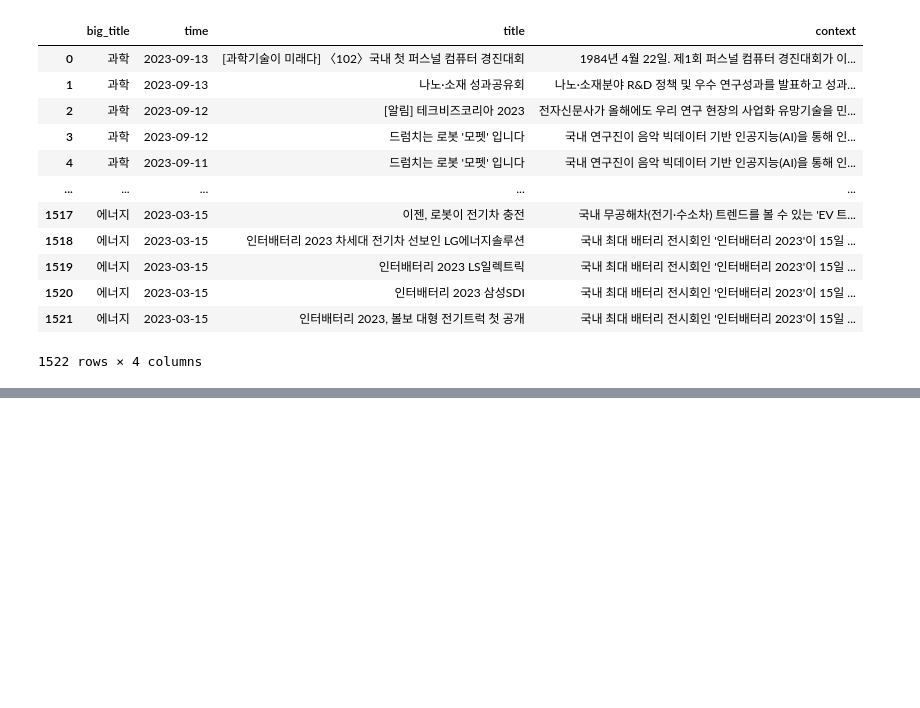
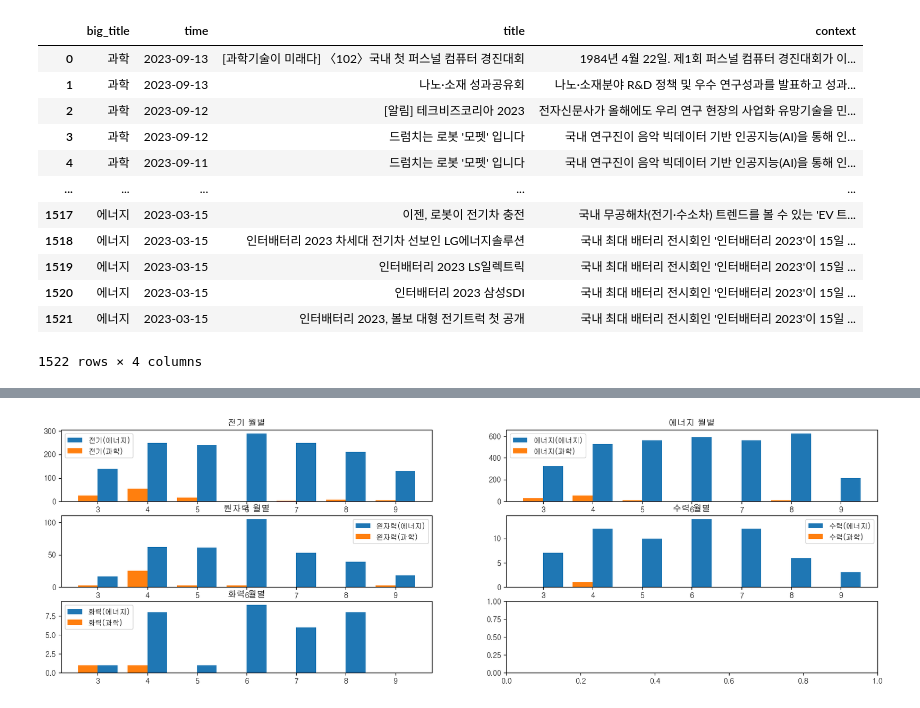
Before and after one commit to yoon0718/kepco, a Jupyter notebook: 09.15_mini_project_data_summary.ipynb, the cells around one changed output, grey strips where cells are left out. Cells and saved outputs as stored; diff of their text form; code cells hidden in the pictures; blank space fills up the shorter version.

```diff
--- a/09.15_mini_project_data_summary.ipynb
+++ b/09.15_mini_project_data_summary.ipynb
@@ -90,0 +591,31 @@ new_data
+# %%
+df2_reset_energy
+
+fig, axs = plt.subplots(3, 2, figsize=(20, 6))
+axs[0, 0].bar(df2_reset_energy['month']+0.2, df2_reset_energy['elec(fre)'], width=0.4 , label='전기(에너지)')  #+- 0.2로 막대 위치 이동 / width로 막대너비 지정
+axs[0, 0].bar(df2_reset_science['month']-0.2, df2_reset_science['elec(fre)'], width=0.4, label='전기(과학)')
+axs[0, 0].set_title('전기 월별')
+axs[0, 0].legend()
+
+axs[0, 1].bar(df2_reset_energy['month']+0.2, df2_reset_energy['ener(fre)'], width=0.4 , label='에너지(에너지)')
+axs[0, 1].bar(df2_reset_science['month']-0.2, df2_reset_science['ener(fre)'], width=0.4, label='에너지(과학)')
+axs[0, 1].set_title('에너지 월별')
+axs[0, 1].legend()
+
+axs[1, 0].bar(df2_reset_energy['month']+0.2, df2_reset_energy['nuc(fre)'], width=0.4 , label='원자력(에너지)')
+axs[1, 0].bar(df2_reset_science['month']-0.2, df2_reset_science['nuc(fre)'], width=0.4, label='원자력(과학)')
+axs[1, 0].set_title('원자력 월별')
+axs[1, 0].legend()
+
+axs[1, 1].bar(df2_reset_energy['month']+0.2, df2_reset_energy['water(fre)'], width=0.4 , label='수력(에너지)')
+axs[1, 1].bar(df2_reset_science['month']-0.2, df2_reset_science['water(fre)'], width=0.4, label='수력(과학)')
+axs[1, 1].set_title('수력 월별')
+axs[1, 1].legend()
+
+axs[2, 0].bar(df2_reset_energy['month']+0.2, df2_reset_energy['fire(fre)'], width=0.4 , label='화력(에너지)')
+axs[2, 0].bar(df2_reset_science['month']-0.2, df2_reset_science['fire(fre)'], width=0.4, label='화력(과학)')
+axs[2, 0].set_title('화력 월별')
+axs[2, 0].legend()
+fig.show()
+# %% [output]
+[figure, added]
```
Also changed, not shown: parts of 50 cells of this notebook, 1 other file.
